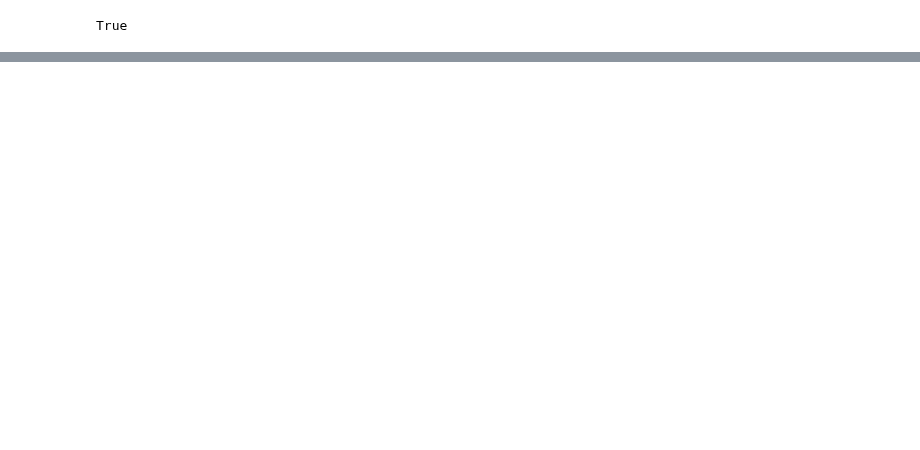
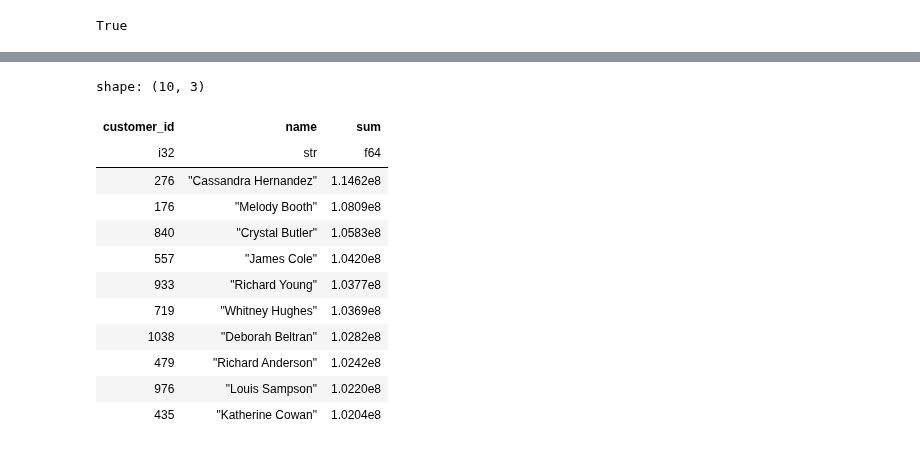
Before and after one commit to wlaur/olap-benchmarks, a Jupyter notebook: notebooks/rtabench.ipynb, the cells around one changed output, grey strips where cells are left out. Cells and saved outputs as stored; diff of their text form; code cells hidden in the pictures; blank space fills up the shorter version.

Commit message:
add timescaledb

```diff
--- a/notebooks/rtabench.ipynb
+++ b/notebooks/rtabench.ipynb
@@ -59,0 +32,18 @@ with (REPO_ROOT / "tsdb_benchmarks/suites/rtabench/schemas/clickhouse.sql").open
+# %%
+from tsdb_benchmarks.dbs.clickhouse import Clickhouse
+from tsdb_benchmarks.dbs.duckdb import DuckDB
+from tsdb_benchmarks.dbs.monetdb import MonetDB
+from tsdb_benchmarks.dbs.monetdb.settings import SETTINGS as MONETDB_SETTINGS
+from tsdb_benchmarks.dbs.timescaledb import TimescaleDB
+from tsdb_benchmarks.settings import REPO_ROOT, setup_stdout_logging
+
+setup_stdout_logging()
+
+monetdb = MonetDB()
+duckdb = DuckDB()
+clickhouse = Clickhouse()
+timescaledb = TimescaleDB()
+
+# RTA bench has heavy queries that do not return much data, avoid using binary
+# fetch since this emits a "... limit 1" query to determine the result schema
+MONETDB_SETTINGS.default_fetch_method = "pymonetdb"
@@ -167,3 +175,19 @@ shape: (10, 3)
+# %%
+timescaledb.fetch(load_query(name, "timescaledb"))
+# %% [output]
+shape: (10, 3)
+| customer_id | name | sum |
+| i32 | str | f64 |
+| 276 | "Cassandra Hernandez" | 1.1462e8 |
+| 176 | "Melody Booth" | 1.0809e8 |
+| 840 | "Crystal Butler" | 1.0583e8 |
+| 557 | "James Cole" | 1.0420e8 |
+| 933 | "Richard Young" | 1.0377e8 |
+| 719 | "Whitney Hughes" | 1.0369e8 |
+| 1038 | "Deborah Beltran" | 1.0282e8 |
+| 479 | "Richard Anderson" | 1.0242e8 |
+| 976 | "Louis Sampson" | 1.0220e8 |
+| 435 | "Katherine Cowan" | 1.0204e8 |
 # %%
 %%timeit
 
```
Also changed, not shown: parts of 15 cells of this notebook, 52 other files.
